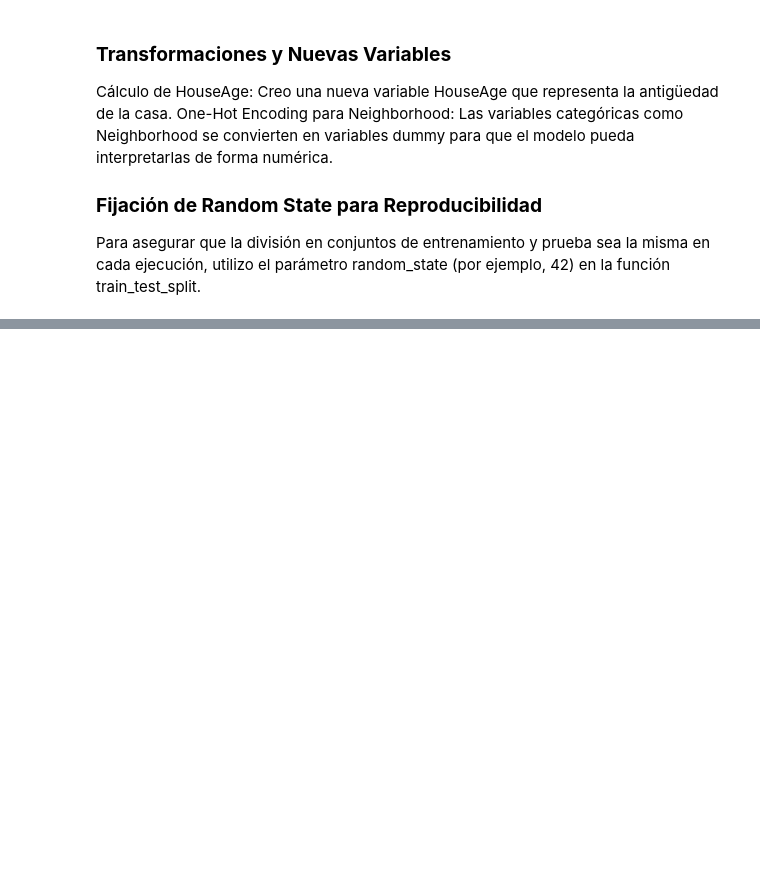
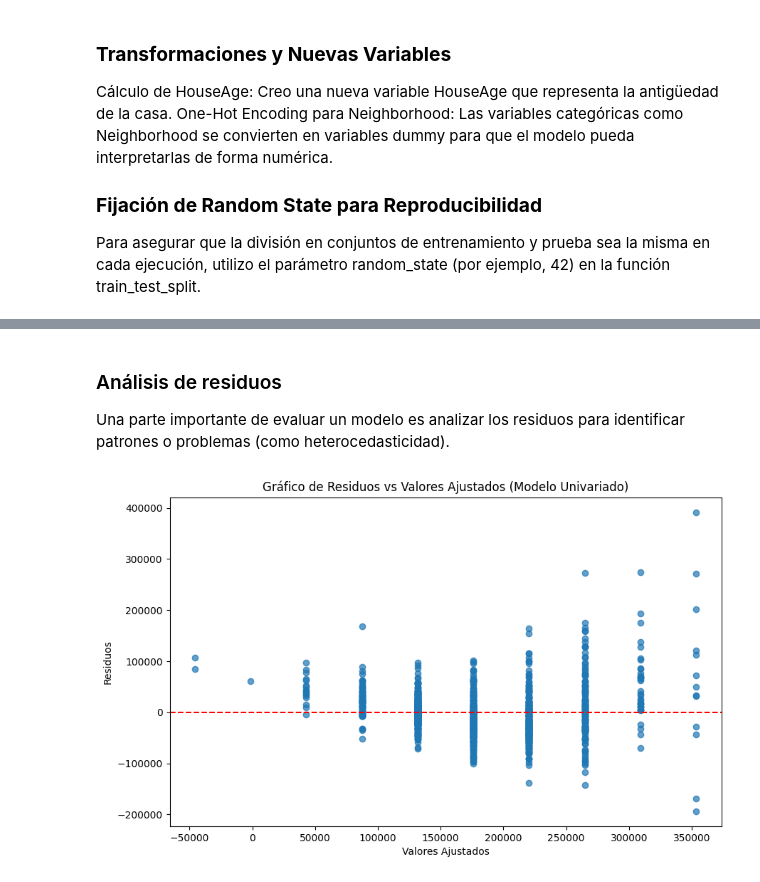
Before and after one commit to Andyfer004/Proyecto1-DM, a Jupyter notebook: P1_DM.ipynb, the cells around one changed output, grey strips where cells are left out. Drawn from its saved outputs; the diff is of its cells as text; code cells hidden in the pictures; blank space fills up the shorter version.

Commit message:
FEAT: Se termino de realizar la evaluación de residuos

```diff
--- a/P1_DM.ipynb
+++ b/P1_DM.ipynb
@@ -501,0 +508,15 @@ Para asegurar que la división en conjuntos de entrenamiento y prueba sea la mis
+# %%
+import statsmodels.api as sm
+import matplotlib.pyplot as plt
+
+# Seleccionar la variable 'OverallQual' del conjunto de entrenamiento
+X_uni = X_train[["OverallQual"]]
+
+# Agregar una constante para el término independiente del modelo
+X_uni_const = sm.add_constant(X_uni)
+
+# Ajustar el modelo univariado
+modelo_uni = sm.OLS(y_train, X_uni_const).fit()
+
+# Mostrar el resumen del modelo
+print(modelo_uni.summary())
@@ -501,0 +563,19 @@ Para asegurar que la división en conjuntos de entrenamiento y prueba sea la mis
+# %% [markdown]
+### Análisis de residuos
+
+Una parte importante de evaluar un modelo es analizar los residuos para identificar patrones o problemas (como heterocedasticidad).
+# %%
+# Obtener los valores ajustados y los residuos
+fitted_values = modelo_uni.fittedvalues
+residuals = modelo_uni.resid
+
+# Gráfico de residuos vs valores ajustados
+plt.figure(figsize=(10, 6))
+plt.scatter(fitted_values, residuals, alpha=0.7)
+plt.axhline(0, color="red", linestyle="--")
+plt.xlabel("Valores Ajustados")
+plt.ylabel("Residuos")
+plt.title("Gráfico de Residuos vs Valores Ajustados (Modelo Univariado)")
+plt.show()
+# %% [output]
+[figure, added]
```
Also changed, not shown: parts of 18 cells of this notebook.
